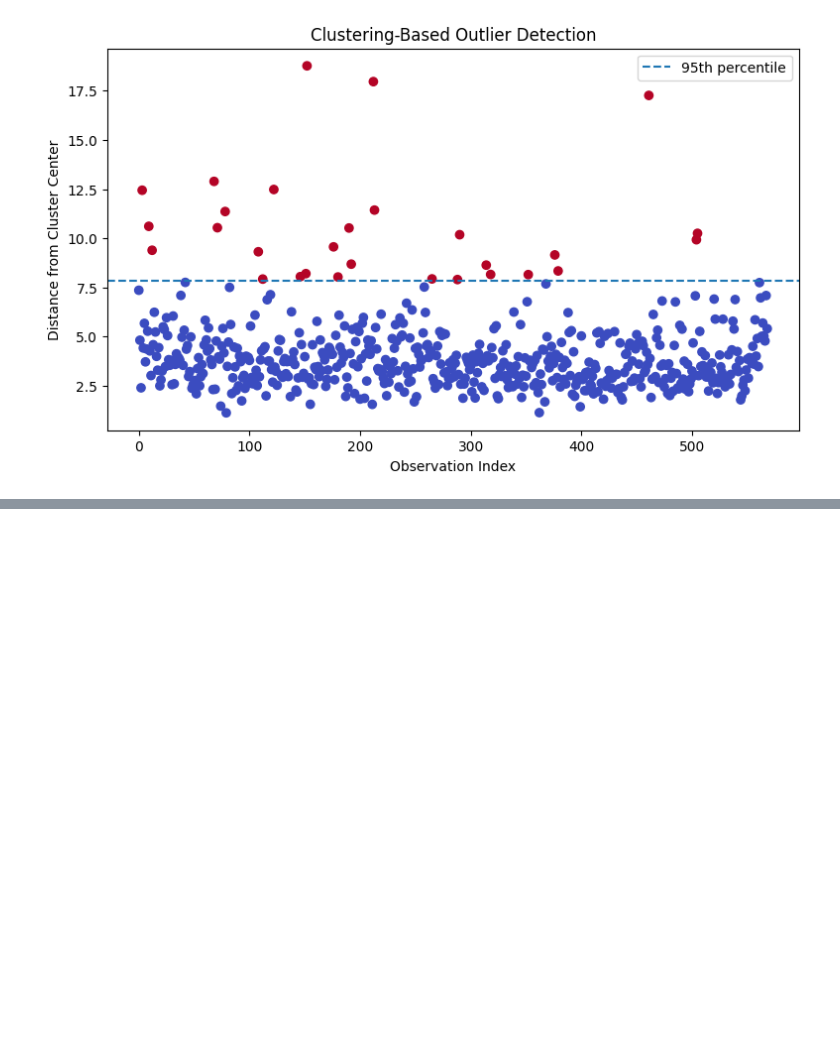
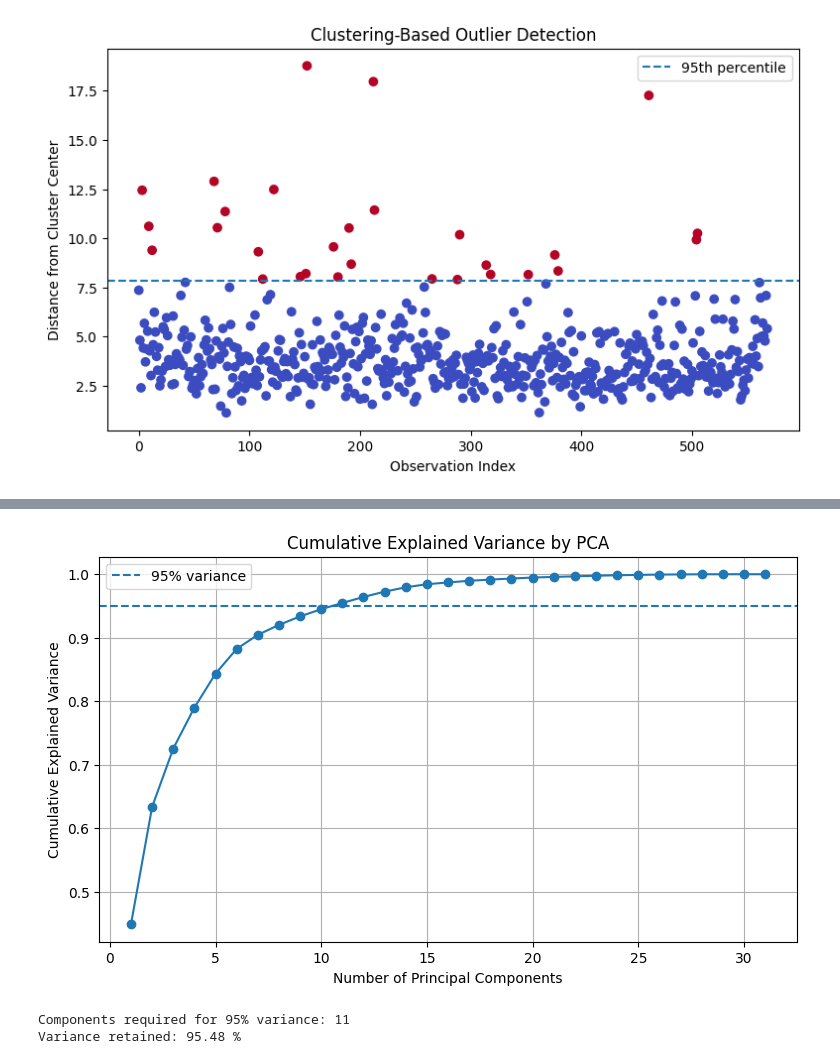
Before and after one commit to sanchi1004/EDA-Course-Project, a Jupyter notebook: Phase1_EDA.ipynb, the cells around one changed output, grey strips where cells are left out. Saved outputs shown, nothing was run; the diff lists cells and outputs as text; code cells hidden in the pictures; blank space fills up the shorter version.

```diff
--- a/Phase1_EDA.ipynb
+++ b/Phase1_EDA.ipynb
@@ -1075,0 +1078,14 @@ Potential outliers: 29
+# %%
+from sklearn.preprocessing import StandardScaler
+from sklearn.decomposition import PCA
+
+pca_df = df.select_dtypes(include=np.number).copy()
+pca_df = pca_df.drop(columns=["id"], errors="ignore")
+pca_df = pca_df.dropna(axis=1, how="all")
+pca_df = pca_df.fillna(pca_df.median())
+
+scaler = StandardScaler()
+X_scaled = scaler.fit_transform(pca_df)
+
+print("Original data shape:", X_scaled.shape)
+print("Number of original features:", X_scaled.shape[1])
@@ -1075,0 +1095,10 @@ Potential outliers: 29
+# %%
+pca = PCA()
+X_pca = pca.fit_transform(X_scaled)
+
+print("PCA transformed shape:", X_pca.shape)
+print("\nExplained variance ratio:")
+print(pca.explained_variance_ratio_)
+
+print("\nExplained variance percentage:")
+print(pca.explained_variance_ratio_ * 100)
@@ -1075,0 +1123,31 @@ Potential outliers: 29
+# %%
+explained_variance = pca.explained_variance_ratio_
+cumulative_variance = np.cumsum(explained_variance)
+
+plt.figure(figsize=(9, 5))
+plt.plot(
+    range(1, len(explained_variance) + 1),
+    cumulative_variance,
+    marker="o"
+)
+plt.axhline(y=0.95, linestyle="--", label="95% variance")
+plt.title("Cumulative Explained Variance by PCA")
+plt.xlabel("Number of Principal Components")
+plt.ylabel("Cumulative Explained Variance")
+plt.legend()
+plt.grid(True)
+plt.show()
+# %% [output]
+[figure, added]
+# %%
+n_components_95 = np.argmax(cumulative_variance >= 0.95) + 1
+
+print("Components required for 95% variance:", n_components_95)
+print(
+    "Variance retained:",
+    round(cumulative_variance[n_components_95 - 1] * 100, 2),
+    "%"
+)
+# %% [output]
+Components required for 95% variance: 11
+Variance retained: 95.48 %
```
Also changed, not shown: parts of 7 cells of this notebook.
